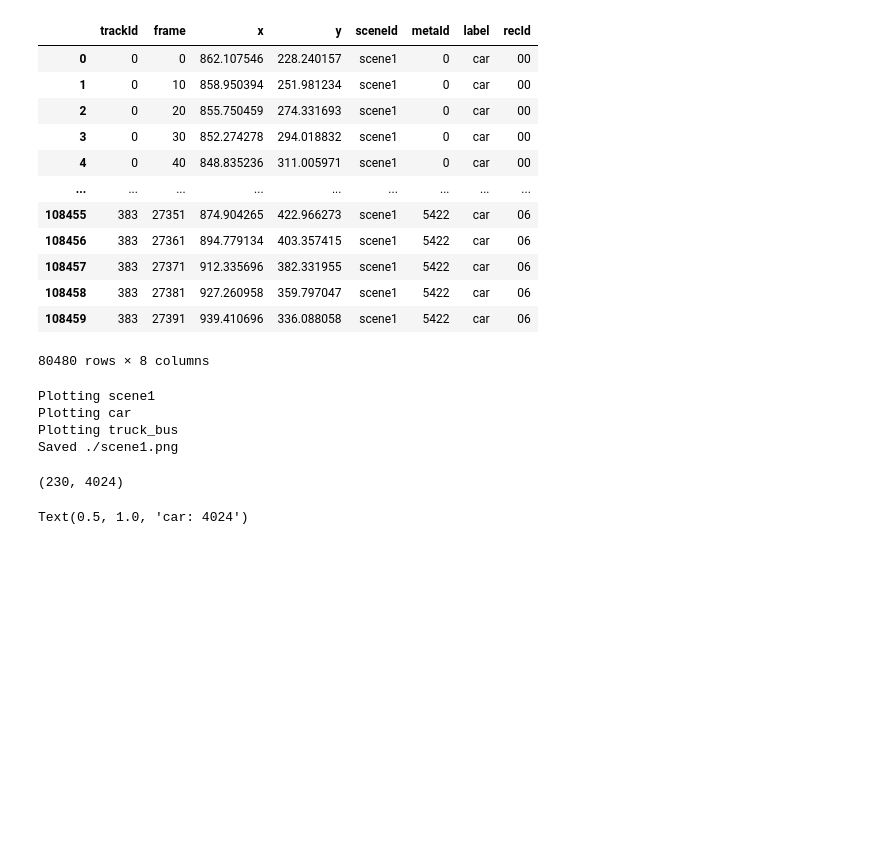
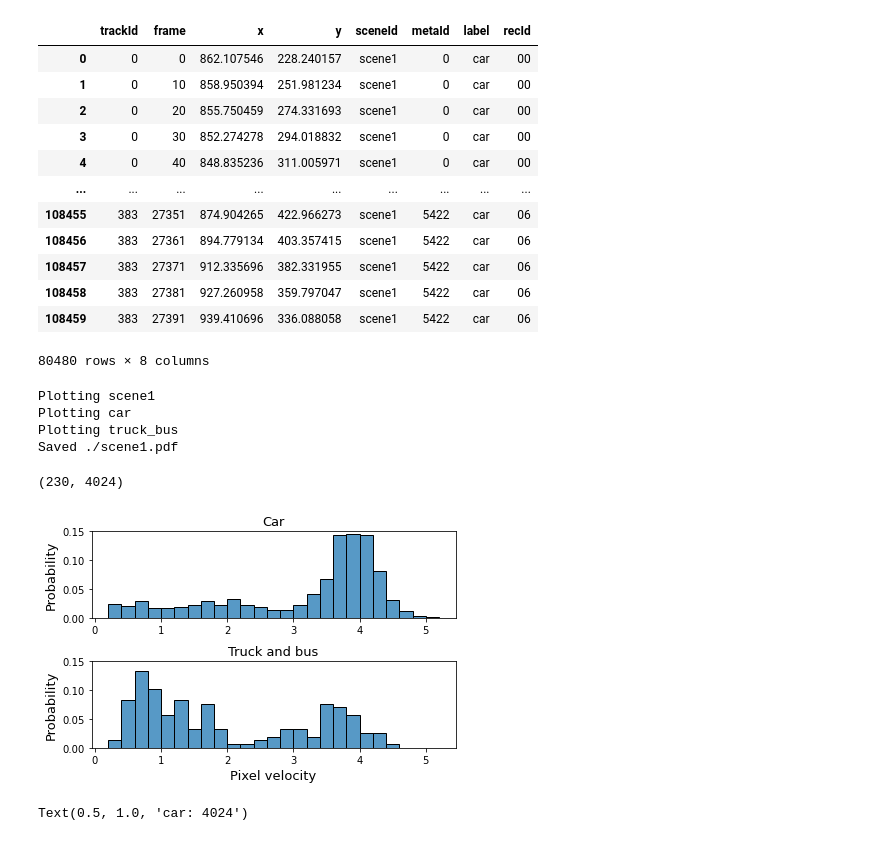
Before and after one commit to danyayay/ynet_adaptive, a Jupyter notebook: notebook/traj.ipynb, the cells around one changed output. Drawn from its saved outputs; the diff is of its cells as text; code cells hidden in the pictures; blank space fills up the shorter version.

Commit message:
add inD test; visualize activation

```diff
--- a/notebook/traj.ipynb
+++ b/notebook/traj.ipynb
@@ -183,16 +188,16 @@ df_car_truck = pd.concat([car, truck], axis=0)
 # %%
-plot_trajectories_scenes_overlay_modified(image_path, df_car_truck, out_dir='./')
+plot_trajectories_scenes_overlay_modified(image_path, df_car_truck_filter, out_dir='./', format='pdf')
 # %% [output]
 Plotting scene1
 Plotting car
 Plotting truck_bus
-Saved ./scene1.png
+Saved ./scene1.pdf
 # %%
 truck.metaId.unique().shape[0], car.metaId.unique().shape[0]
 # %% [output]
 (230, 4024)
 # %%
-car_varf = pd.read_pickle('../danya_inD/images/car_varf.pkl')
-truck_varf = pd.read_pickle('../danya_inD/images/truck_varf.pkl')
+car_varf = pd.read_pickle('../data/inD-dataset-v1.0/images/car_varf.pkl')
+truck_varf = pd.read_pickle('../data/inD-dataset-v1.0/images/truck_varf.pkl')
 # %%
 import seaborn as sns
@@ -199,3 +207,25 @@ import seaborn as sns
+# %%
+factor = 'avg_vel'
+fontsize = 13
+fig, axes = plt.subplots(2, 1, figsize=(6, 4))
+d_car = car_varf[car_varf.sceneId.apply(lambda x: x in ['scene1']) & (car_varf.label == 'car')]
+d_truck = truck_varf[truck_varf.sceneId.apply(lambda x: x in ['scene1']) & (truck_varf.label == 'truck_bus')]
+sns.histplot(d_car, x=factor, stat='probability', binwidth=0.2, binrange=(0.2, 5.2), ax=axes[0])
+sns.histplot(d_truck, x=factor, stat='probability', binwidth=0.2, binrange=(0.2, 5.2), ax=axes[1])
+axes[0].set_title('Car', fontsize=fontsize)
+# axes[0].set_xticks([])
+axes[0].set_xlabel('')
+axes[0].set_ylim(0, 0.15)
+axes[0].set_ylabel('Probability', fontsize=fontsize)
+axes[1].set_ylabel('Probability', fontsize=fontsize)
+axes[1].set_title('Truck and bus', fontsize=fontsize)
+axes[1].set_xlabel('Pixel velocity', fontsize=fontsize)
+axes[1].set_ylim(0, 0.15)
+fig.tight_layout()
+fig.subplots_adjust(hspace=0.5)
+plt.savefig('../car_truck_velocity_distribution.pdf')
+# %% [output]
+[figure, added]
 # %%
 factor = 'avg_vel'
 d = car_varf[car_varf.sceneId.apply(lambda x: x in ['scene1']) & (car_varf.label == 'car')]
```
Also changed, not shown: parts of 6 cells of this notebook, 3 other files.
